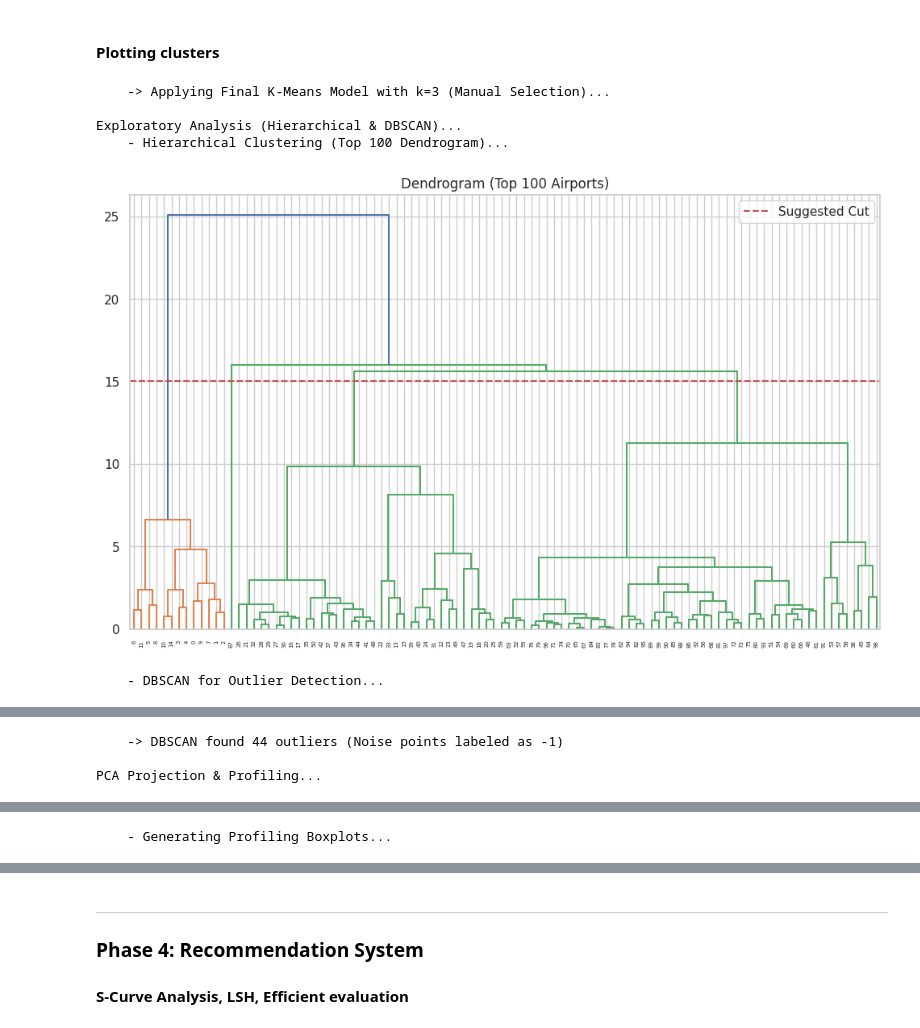
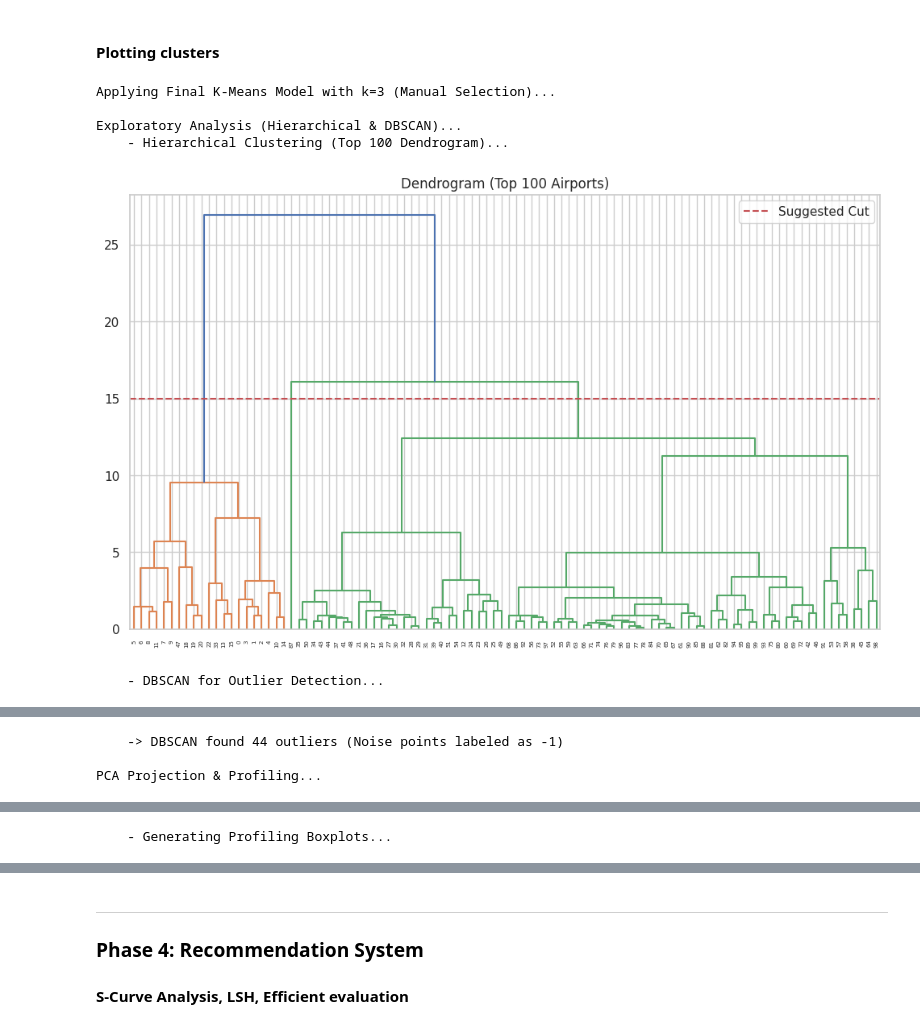
Before and after one commit to MessaAlberto/dataMining_AviationNetworks, a Jupyter notebook: main.ipynb, the cells around one changed output, grey strips where cells are left out. Saved outputs shown, nothing was run; the diff lists cells and outputs as text; code cells hidden in the pictures.

Commit message:
final code + plots

```diff
--- a/main.ipynb
+++ b/main.ipynb
@@ -263,10 +321,15 @@ DEBUG: Columns found: ['ICAO Empresa Aérea', 'Número Voo', 'Código Autorizaç
 #### Loading **CAA UK** dataset: airline on-time performance.
 # %%
 # C. UK (CAA)
-uk_files = glob.glob("caa_uk/*.csv")
+uk_files = glob.glob(os.path.join(CAA_PATH, "*.csv"))
 df_uk_metrics = pd.DataFrame()
 if uk_files:
-    print("\nProcessing CAA (UK) Data...")
+    print("\nProcessing CAA (UK) Data via Pandas...")
+
+    if 'df_airports' not in locals():
+        # Scarichiamo solo le colonne necessarie da Spark per essere leggeri
+        df_airports = df_airports_spark.select("IATA", "Name").toPandas()
+
     # Robust IATA Dictionary
     manual_fix = {
         "GATWICK": "LGW",
@@ -295,6 +358,7 @@ if uk_files:
         "BOURNEMOUTH": "BOH",
         "TEESSIDE INTERNATIONAL AIRPORT": "MME"
     }
+
     clean_names = df_airports.assign(
         n=df_airports["Name"].str.upper().str.replace(" AIRPORT", "").str.strip()
     ).set_index("n")["IATA"].to_dict()
@@ -327,11 +391,13 @@ if uk_files:
             tot=("tot", "sum"), num_flights=("cnt", "sum"), delay_variance=("avg", "std")
         ).reset_index()
         df_uk_metrics["avg_delay"] = df_uk_metrics["tot"] / df_uk_metrics["num_flights"]
+
+        valid_nodes_set = set(df_master_nodes["IATA"].unique())
+        valid_uk = df_uk_metrics[df_uk_metrics["IATA"].isin(valid_nodes_set)]
+
         print(f"    Aggregated CAA (UK) metrics: {len(df_uk_metrics)} unique origin airports.")
-        df_uk_metrics = df_uk_metrics.drop(columns=["tot"])
-
-        valid_uk = df_uk_metrics[df_uk_metrics["IATA"].isin(active_nodes)]
         print(
             f"-> Raw Airports: {len(df_uk_metrics)} -> Matched in Graph: {len(valid_uk)} ({len(valid_uk)/len(df_uk_metrics):.1%})")
-        df_uk_metrics = valid_uk
+
+        df_uk_metrics = valid_uk.drop(columns=["tot"])
 # %% [output]
@@ -910,35 +931,19 @@ Preparing Feature Matrix...
 # %%
 # SELECTION OF BEST K (Manual based on metrics)
 best_k = 3
-print(f"    -> Applying Final K-Means Model with k={best_k} (Manual Selection)...")
+print(f"Applying Final K-Means Model with k={best_k} (Manual Selection)...")
 
 # We need to re-train the model with k=3 because the previous loop ended at k=6
-kmeans_final_spark = KMeans(k=best_k, seed=42, featuresCol="features", predictionCol="prediction")
-best_model = kmeans_final_spark.fit(df_spark_scaled)
+kmeans_final = SklearnKMeans(n_clusters=best_k, random_state=42, n_init=10)
+df_model_pd["cluster_kmeans"] = kmeans_final.fit_predict(X_scaled)
 
-final_predictions = best_model.transform(df_spark_scaled)
-rows = final_predictions.select("IATA", "prediction").collect()
-cluster_map = {row.IATA: row.prediction for row in rows}
+# HIERARCHICAL & DBSCAN clusterinf
+print("\nExploratory Analysis (Hierarchical & DBSCAN)...")
+print("    - Hierarchical Clustering (Top 100 Dendrogram)...")
 
-df_model_pd["cluster_kmeans"] = df_model_pd["IATA"].map(cluster_map)
-
-# HIERARCHICAL & DBSCAN (Local Analysis)
-# Note: We perform this part locally with Scikit-Learn because:
-# 1. Spark does not have native dendrograms.
-# 2. DBSCAN on Spark requires complex external libraries.
-# 3. It is useful for the exam to show a hybrid approach (Spark for Core ML, Sklearn for refined Analytics).
-
-print("\nExploratory Analysis (Hierarchical & DBSCAN)...")
-
-# Recalculate local scaling for Sklearn (for visual consistency)
-X_local = df_model_pd[features_cols].values
-scaler_local = SklearnScaler()
-X_scaled_local = scaler_local.fit_transform(X_local)
-
-# A. Hierarchical Clustering (Dendrogram)
-print("    - Hierarchical Clustering (Top 100 Dendrogram)...")
 top_100_indices = df_model_pd.sort_values("pagerank", ascending=False).head(100).index
-X_sample_scaled = scaler_local.transform(df_model_pd.loc[top_100_indices][features_cols])
+X_sample = df_model_pd.loc[top_100_indices, features_cols].values
+X_sample_scaled = scaler.transform(X_sample)
 
 plt.figure(figsize=(12, 7))
 plt.title("Dendrogram (Top 100 Airports)")
@@ -948,28 +953,27 @@ plt.legend()
 plt.show()
 print()
 
-
-# B. DBSCAN for Outlier Detection
+# DBSCAN for Outlier Detection
 print("    - DBSCAN for Outlier Detection...")
 # Parameters: eps and min_samples need to be tuned. We use k-distance graph.
 min_samples = 5
 neighbors = NearestNeighbors(n_neighbors=min_samples)
-neighbors_fit = neighbors.fit(X_scaled_local)
-distances, indices = neighbors_fit.kneighbors(X_scaled_local)
+neighbors_fit = neighbors.fit(X_scaled)
+distances, indices = neighbors_fit.kneighbors(X_scaled)
 distances = np.sort(distances[:, min_samples-1], axis=0)
 
 plt.figure(figsize=(10, 6))
 plt.plot(distances)
 plt.title("k-Distance Graph for DBSCAN")
-plt.xlabel("Points sorted"); plt.ylabel("Epsilon")
+plt.xlabel("Points sorted by distance"); plt.ylabel("Epsilon distance")
 plt.grid(True)
 plt.show()
 print()
 
 # Apply DBSCAN (eps=1.0 empirical, adjust if the graph suggests otherwise)
 eps_value = 1.0
-dbscan = DBSCAN(eps=eps_value, min_samples=min_samples)
-df_model_pd["cluster_dbscan"] = dbscan.fit_predict(X_scaled_local)
+dbscan = SklearnDBSCAN(eps=eps_value, min_samples=min_samples)
+df_model_pd["cluster_dbscan"] = dbscan.fit_predict(X_scaled)
 
 n_outliers = list(df_model_pd["cluster_dbscan"]).count(-1)
 print(f"    -> DBSCAN found {n_outliers} outliers (Noise points labeled as -1)")
@@ -978,7 +982,7 @@ print(f"    -> DBSCAN found {n_outliers} outliers (Noise points labeled as -1)")
 print("\nPCA Projection & Profiling...")
 
 pca = PCA(n_components=2)
-principalComponents = pca.fit_transform(X_scaled_local)
+principalComponents = pca.fit_transform(X_scaled)
 df_model_pd['pca_1'] = principalComponents[:, 0]
 df_model_pd['pca_2'] = principalComponents[:, 1]
 
@@ -988,39 +992,41 @@ sns.scatterplot(
     x="pca_1", y="pca_2", hue="cluster_kmeans",
     data=df_model_pd, palette="viridis", s=60, alpha=0.8
 )
-plt.title(f"Airport Clusters (Spark K-Means k={best_k}) on PCA")
+plt.title(f"Airport Clusters (K-Means k={best_k}) on PCA Projection")
 plt.show()
 print()
 
 # Plot DBSCAN Outliers
 plt.figure(figsize=(10, 8))
 colors = np.where(df_model_pd["cluster_dbscan"] == -1, 'red', 'lightgray')
 plt.scatter(df_model_pd["pca_1"], df_model_pd["pca_2"], c=colors, s=60, alpha=0.6)
 red_patch = mpatches.Patch(color='red', label='Outliers')
 gray_patch = mpatches.Patch(color='lightgray', label='Normal')
 plt.legend(handles=[red_patch, gray_patch])
 plt.title("DBSCAN Outlier Detection")
 plt.show()
 print()
 
 # PROFILING (Boxplots)
 print("    - Generating Profiling Boxplots...")
 fig, axes = plt.subplots(1, 3, figsize=(18, 6))
 
 sns.boxplot(x='cluster_kmeans', y='avg_delay', data=df_model_pd, ax=axes[0], palette="Set2")
 axes[0].set_title("Operational Efficiency (Delay)")
 
 sns.boxplot(x='cluster_kmeans', y='pagerank', data=df_model_pd, ax=axes[1], palette="Set2")
-axes[1].set_yscale('log'); axes[1].set_title("Structural Importance (PageRank)")
+axes[1].set_yscale('log')
+axes[1].set_title("Structural Importance (PageRank)")
 
 sns.boxplot(x='cluster_kmeans', y='degree', data=df_model_pd, ax=axes[2], palette="Set2")
-axes[2].set_yscale('log'); axes[2].set_title("Connectivity (Degree)")
+axes[2].set_yscale('log')
+axes[2].set_title("Connectivity (Degree)")
 
 plt.show()
 # %% [output]
-    -> Applying Final K-Means Model with k=3 (Manual Selection)...
+Applying Final K-Means Model with k=3 (Manual Selection)...
 
 Exploratory Analysis (Hierarchical & DBSCAN)...
     - Hierarchical Clustering (Top 100 Dendrogram)...
-[figure, old version]
+[figure, new version]
     - DBSCAN for Outlier Detection...
```
Also changed, not shown: parts of 16 cells of this notebook, 20 other files.
